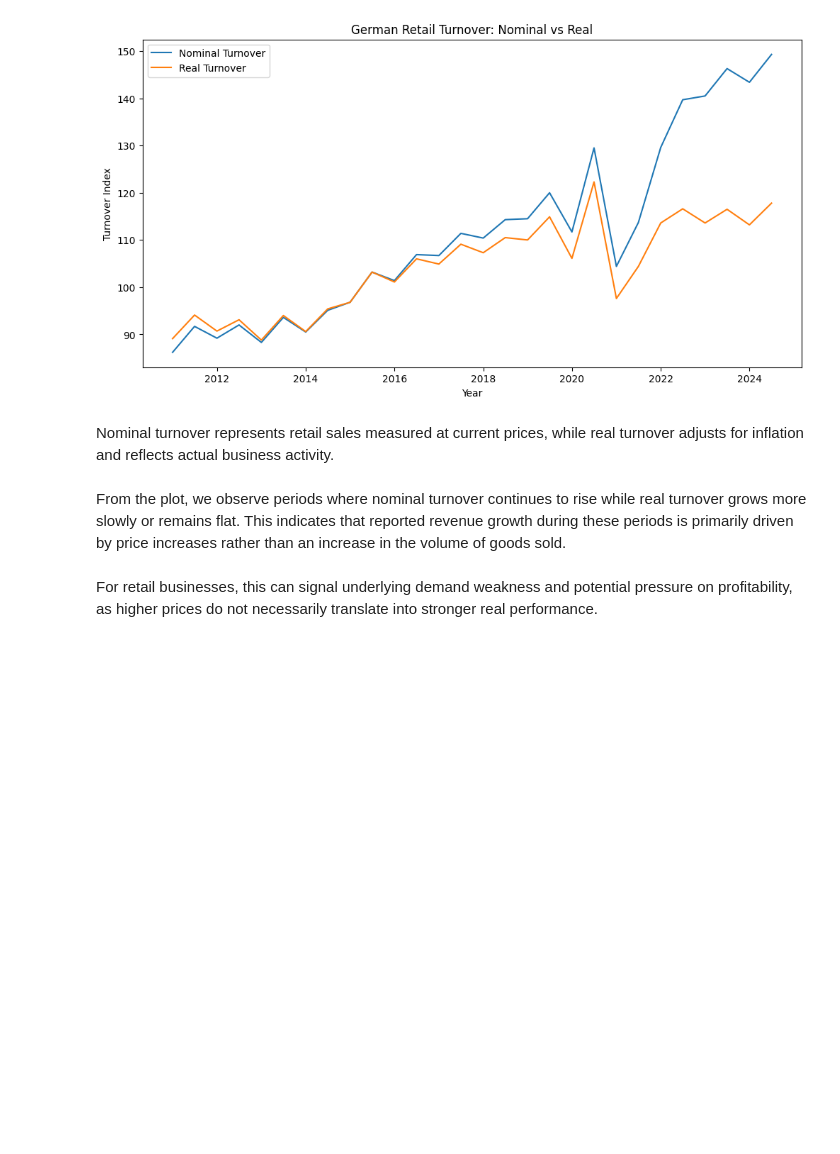
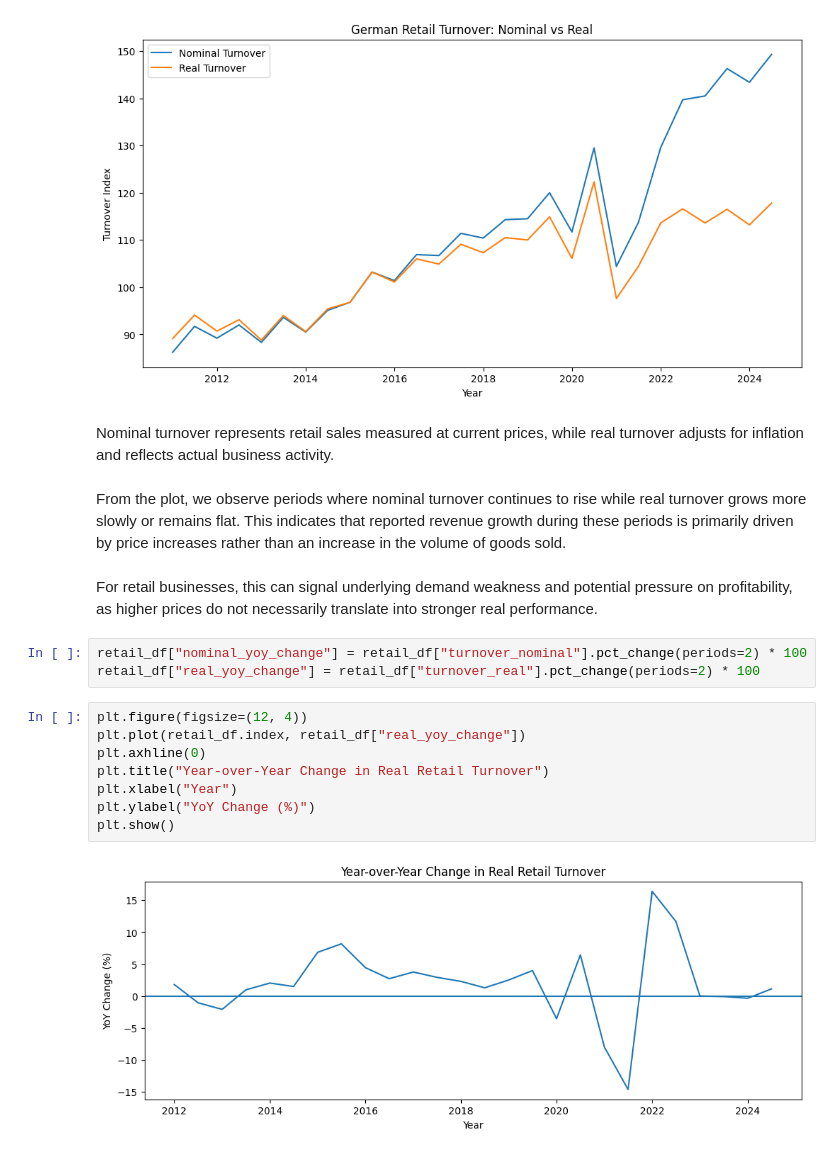
Before and after one commit to dubeykrish0307/GermanBusinessDataAutopsy, a Jupyter notebook: Notebooks/01_data_ingestion.ipynb, the cells around one changed output. Drawn from its saved outputs; the diff is of its cells as text; blank space fills up the shorter version.

Commit message:
Identify anomalies and derive business implications from retail turnover data

```diff
--- a/Notebooks/01_data_ingestion.ipynb
+++ b/Notebooks/01_data_ingestion.ipynb
@@ -205,3 +205,16 @@ plt.show()
 From the plot, we observe periods where nominal turnover continues to rise while real turnover grows more slowly or remains flat. This indicates that reported revenue growth during these periods is primarily driven by price increases rather than an increase in the volume of goods sold.
 # %% [markdown]
 For retail businesses, this can signal underlying demand weakness and potential pressure on profitability, as higher prices do not necessarily translate into stronger real performance.
+# %%
+retail_df["nominal_yoy_change"] = retail_df["turnover_nominal"].pct_change(periods=2) * 100
+retail_df["real_yoy_change"] = retail_df["turnover_real"].pct_change(periods=2) * 100
+# %%
+plt.figure(figsize=(12, 4))
+plt.plot(retail_df.index, retail_df["real_yoy_change"])
+plt.axhline(0)
+plt.title("Year-over-Year Change in Real Retail Turnover")
+plt.xlabel("Year")
+plt.ylabel("YoY Change (%)")
+plt.show()
+# %% [output]
+[figure, added]
```
Also changed, not shown: parts of 6 cells of this notebook.
